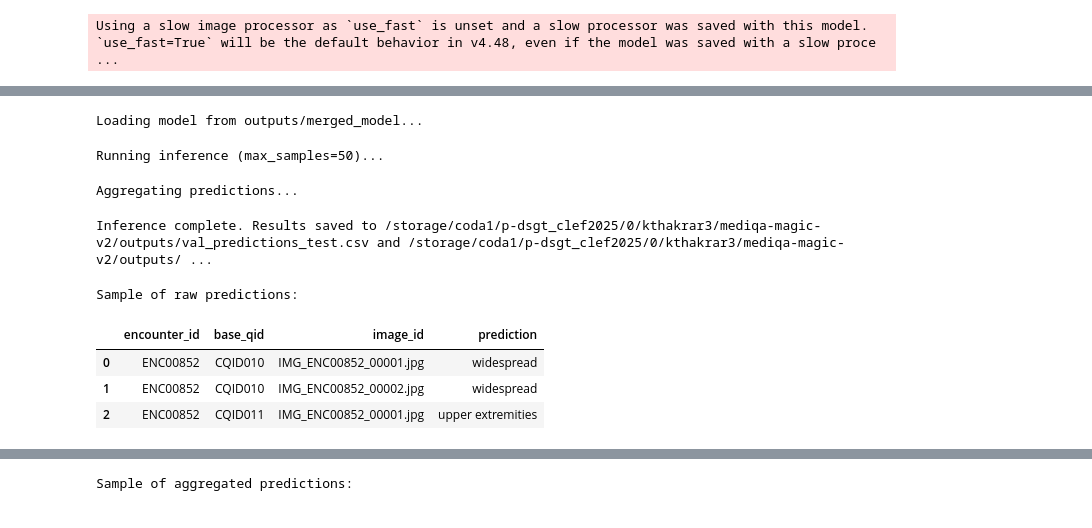
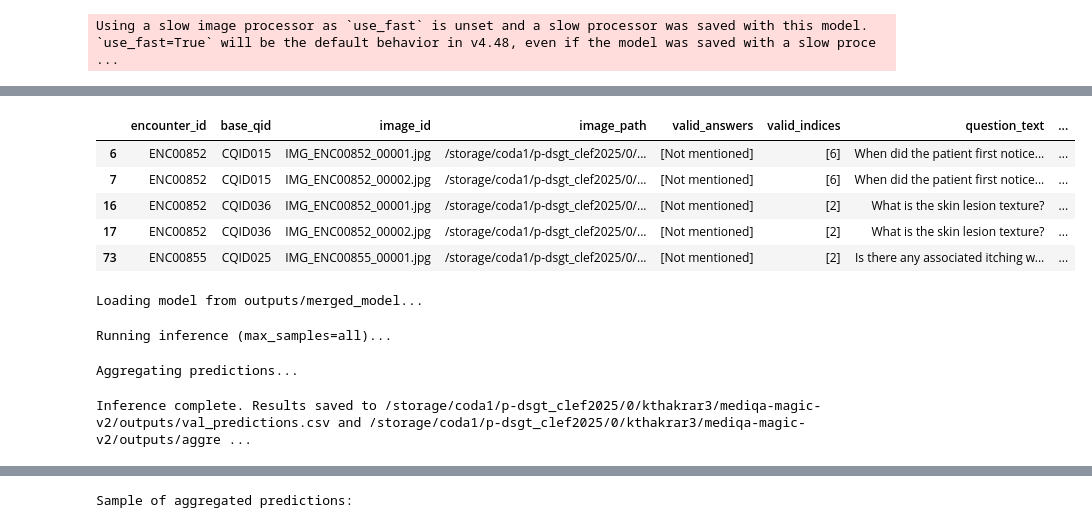
Before and after one commit to karishmathakrar/arc-mediqa-magic-2025, a Jupyter notebook: 02-model-finetuning-with-inference.ipynb, the cells around one changed output, grey strips where cells are left out. Saved outputs shown, nothing was run; the diff lists cells and outputs as text; code cells hidden in the pictures.

```diff
--- a/02-model-finetuning-with-inference.ipynb
+++ b/02-model-finetuning-with-inference.ipynb
@@ -1243,10 +1243,15 @@ class MedicalImageInference:
 # Create a simple class to simulate command-line arguments
 class Args:
     def __init__(self):
-        self.test = True  # Set to True to run in test mode
-        self.skip_data_prep = False  # Set to True to skip data preparation
+#         self.test = True  # Set to True to run in test mode
+#         self.skip_data_prep = False  # Set to True to skip data preparation
+#         self.batch_size = 100
+#         self.max_samples = 50  # Limit number of samples for inference
+#         self.model_path = "outputs/merged_model"
+        self.test = False  # Set to False to run on full dataset
+        self.skip_data_prep = False  # Set to False to process all data
         self.batch_size = 100
-        self.max_samples = 50  # Limit number of samples for inference
+        self.max_samples = None  # No limit on samples
         self.model_path = "outputs/merged_model"
 
 args = Args()
@@ -1303,6 +1318,13 @@ val_df.head()
 # %%
-# not_mentioned_rows = val_df[val_df['valid_answers'].apply(lambda x: 'Not mentioned' in x)]
-# not_mentioned_rows.head(5) # all looks good
+not_mentioned_rows = val_df[val_df['valid_answers'].apply(lambda x: 'Not mentioned' in x)]
+not_mentioned_rows.head(5) # works appropriately
+# %% [output]
+|  | encounter_id | base_qid | image_id | image_path | valid_answers | valid_indices | question_text | ... |
+| 6 | ENC00852 | CQID015 | IMG_ENC00852_00001.jpg | /storage/coda1/p-dsgt_clef2025/0/... | [Not mentioned] | [6] | When did the patient first notice... | ... |
+| 7 | ENC00852 | CQID015 | IMG_ENC00852_00002.jpg | /storage/coda1/p-dsgt_clef2025/0/... | [Not mentioned] | [6] | When did the patient first notice... | ... |
+| 16 | ENC00852 | CQID036 | IMG_ENC00852_00001.jpg | /storage/coda1/p-dsgt_clef2025/0/... | [Not mentioned] | [2] | What is the skin lesion texture? | ... |
+| 17 | ENC00852 | CQID036 | IMG_ENC00852_00002.jpg | /storage/coda1/p-dsgt_clef2025/0/... | [Not mentioned] | [2] | What is the skin lesion texture? | ... |
+| 73 | ENC00855 | CQID025 | IMG_ENC00855_00001.jpg | /storage/coda1/p-dsgt_clef2025/0/... | [Not mentioned] | [2] | Is there any associated itching w... | ... |
 # %%
 # Load model and run inference
 print(f"Loading model from {args.model_path}...")
@@ -1315,7 +1337,7 @@ print(f"Running inference (max_samples={args.max_samples if args.max_samples els
 predictions_df = inference.batch_predict(processed_val_dir, predictions_file, max_samples=args.max_samples)
 # %% [output]
 Loading model from outputs/merged_model...
-Running inference (max_samples=50)...
+Running inference (max_samples=all)...
 # %%
 # Aggregate predictions
 print("Aggregating predictions...")
@@ -1336,14 +1358,4 @@ aggregated_df.to_csv(aggregated_file, index=False)
 print(f"Inference complete. Results saved to {predictions_file} and {aggregated_file}")
 # %% [output]
 Aggregating predictions...
-Inference complete. Results saved to /storage/coda1/p-dsgt_clef2025/0/kthakrar3/mediqa-magic-v2/outputs/val_predictions_test.csv and /storage/coda1/p-dsgt_clef2025/0/kthakrar3/mediqa-magic-v2/outputs/ ...
+Inference complete. Results saved to /storage/coda1/p-dsgt_clef2025/0/kthakrar3/mediqa-magic-v2/outputs/val_predictions.csv and /storage/coda1/p-dsgt_clef2025/0/kthakrar3/mediqa-magic-v2/outputs/aggre ...
-# %%
-# Print sample of predictions for inspection
-print("\nSample of raw predictions:")
-predictions_df.head(3)
-# %% [output]
-Sample of raw predictions:
-|  | encounter_id | base_qid | image_id | prediction |
-| 0 | ENC00852 | CQID010 | IMG_ENC00852_00001.jpg | widespread |
-| 1 | ENC00852 | CQID010 | IMG_ENC00852_00002.jpg | widespread |
-| 2 | ENC00852 | CQID011 | IMG_ENC00852_00001.jpg | upper extremities |
```
Also changed, not shown: parts of 23 cells of this notebook.
